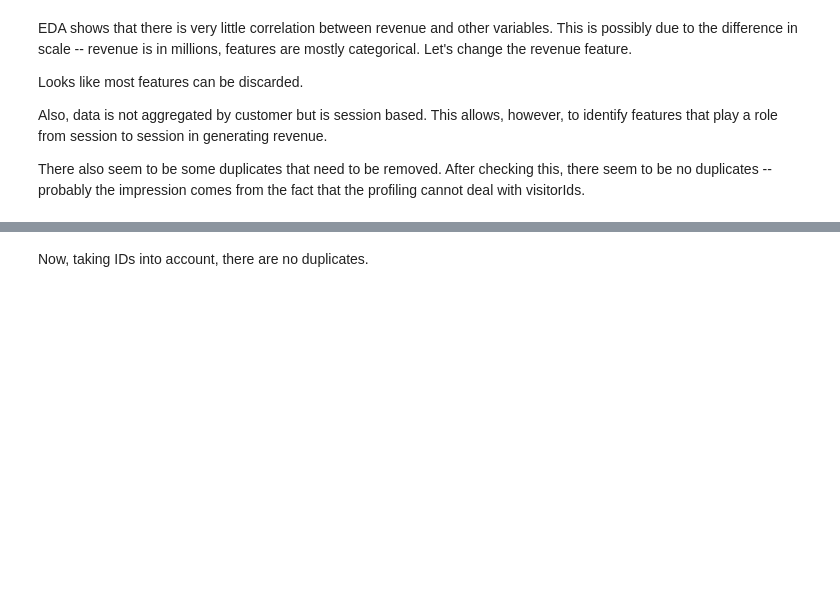
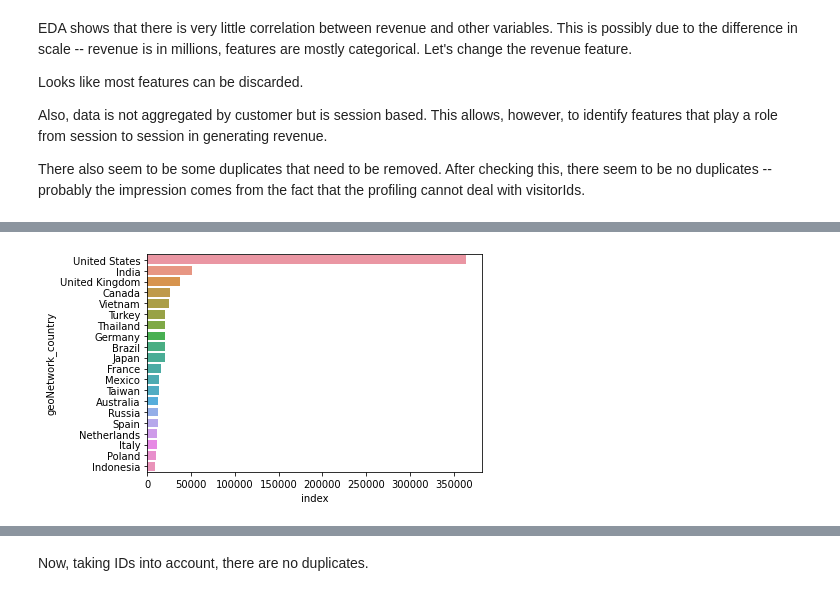
Before and after one commit to slawa-loev/GA_revenue_analytics, a Jupyter notebook: eda.ipynb, the cells around one changed output, grey strips where cells are left out. Cells and saved outputs as stored; diff of their text form; code cells hidden in the pictures; blank space fills up the shorter version.

Commit message:
plotting

```diff
--- a/eda.ipynb
+++ b/eda.ipynb
@@ -23,7 +23,7 @@ import seaborn as sns
 # %%
 #train_df_cat.dtypes
 # %%
-train_df_filter = pd.read_csv("data/train_filtered.csv")
-train_df_filter['fullVisitorId'] = train_df_filter['fullVisitorId'].astype(str)
+train_df_filter = pd.read_csv("data/train_filtered.csv", dtype={'fullVisitorId':str})
+#train_df_filter['fullVisitorId'] = train_df_filter['fullVisitorId'].astype(str)
 # %%
 train_df_filter.shape
@@ -208,0 +256,2 @@ train_df_filter['revenue_generated'] = (train_df_filter['totals_transactionReven
+# %%
+visits_revenue_per_country = train_df_filter.reset_index()[['geoNetwork_country', 'index', 'revenue_generated']].groupby('geoNetwork_country').agg({'index':'count', 'revenue_generated': 'sum'}).reset_index().sort_values('index', ascending=False)
@@ -208,0 +287,4 @@ train_df_filter['revenue_generated'] = (train_df_filter['totals_transactionReven
+# %%
+sns.barplot(x="index", y="geoNetwork_country", data=visits_revenue_per_country.head(20), ci=None);
+# %% [output]
+[figure, added]
```
Also changed, not shown: parts of 23 cells of this notebook, 2 other files.
